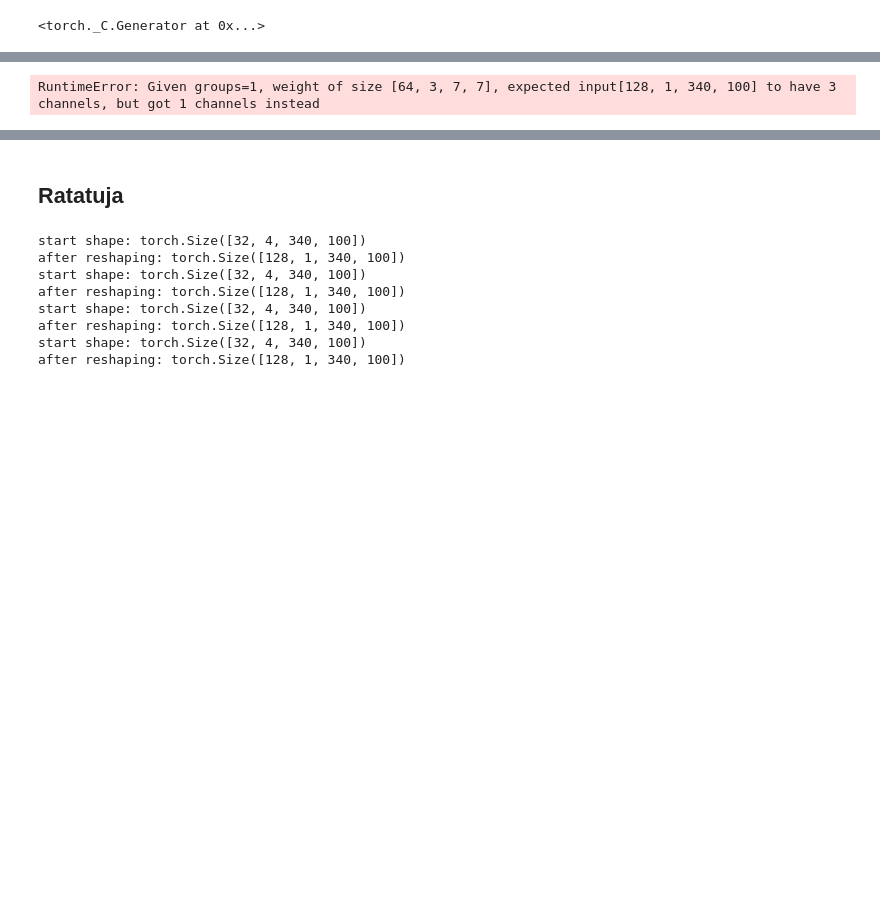
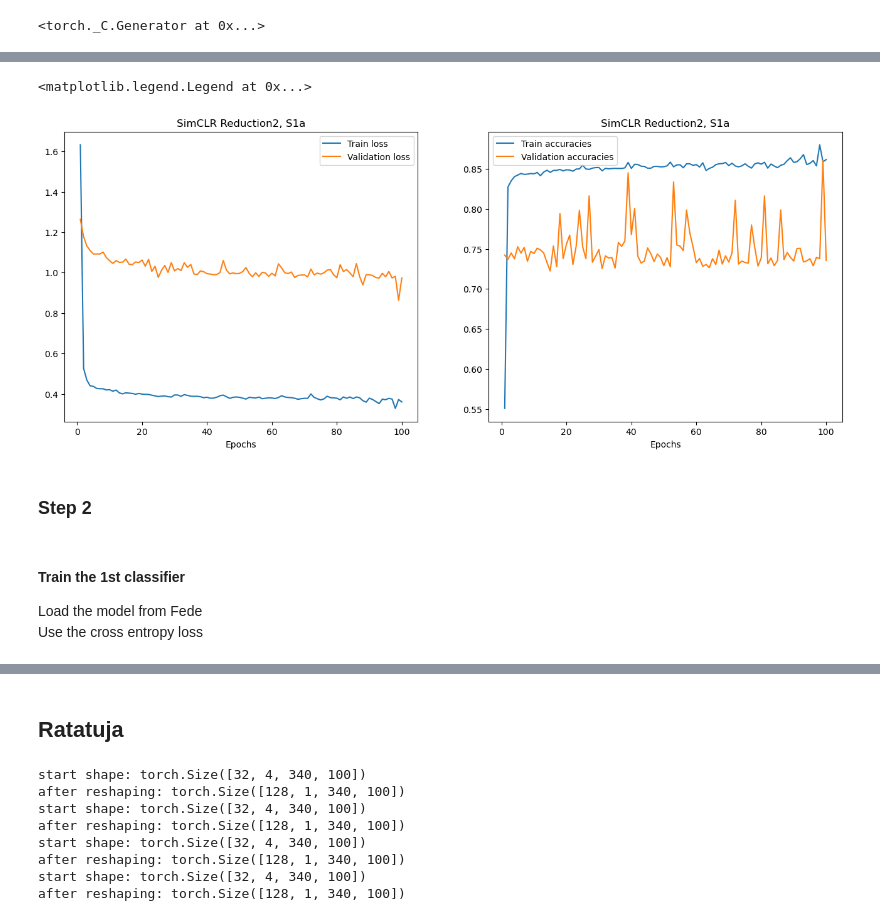
Before and after one commit to giovanni-merlin/NNDL-HAR-project, a Jupyter notebook: SimCLR18.ipynb, the cells around one changed output, grey strips where cells are left out. Saved outputs shown, nothing was run; the diff lists cells and outputs as text; code cells hidden in the pictures; blank space fills up the shorter version.

Commit message:
SIMCLR: train and test

```diff
--- a/SimCLR18.ipynb
+++ b/SimCLR18.ipynb
@@ -27,7 +235,9 @@ torch.manual_seed(seed)
 # %%
 dir_init = './doppler_traces/' #Directory of data
-subdirs_init = 'S1a' #Subdirs for training
+subdirs_init = 'S1a,S1b,S1c' #Subdirs for training
 # %%
-dataset_csi_train = create_training_set(dir_init=dir_init, subdirs_init=subdirs_init, aggregate=True)
-dataset_csi_val = create_validation_set(dir_init=dir_init, subdirs_init=subdirs_init, aggregate=True)
-dataset_csi_test = create_test_set(dir_init=dir_init, subdirs_init=subdirs_init, aggregate=True)
+transforms = DopplerTransformations()
+
+dataset_csi_train = create_training_set(dir_init=dir_init, subdirs_init=subdirs_init, transform=transforms)
+dataset_csi_val = create_validation_set(dir_init=dir_init, subdirs_init=subdirs_init, transform=transforms)
+dataset_csi_test, labels_true_test = create_test_set(dir_init=dir_init, subdirs_init=subdirs_init, transform=transforms)
@@ -60,6 +252,6 @@ class SimCLR(nn.Module):
 # %%
 # Define training hyperparameters
-batch_size=64
+batch_size=128
 hidden_dim=128
 temperature=0.07
 weight_decay=1e-4
@@ -67,36 +259,67 @@ max_epochs=500
 lr=2e-4
 device = 'cuda' if torch.cuda.is_available() else 'cpu'
 
-epochs = 10
-maxit = 10
+epochs = 100
+
+#path to the folder where pretrained models are saved
+CHECKPOINT_PATH = "./saved_models"
+
 
 # Define SimCLR Model
-simclr_model = SimCLR(hidden_dim)
+simclr_model = SimCLR18(hidden_dim)
 
 # Define Optimizer and Learning rate Scheduler
 optimizer = AdamW(simclr_model.parameters(), lr=lr, weight_decay=weight_decay)
-lr_scheduler = lr_scheduler.CosineAnnealingLR(optimizer, T_max = max_epochs, eta_min=lr/50)
+my_lr_scheduler = lr_scheduler.CosineAnnealingLR(optimizer, T_max = max_epochs, eta_min=lr/50)
 
 # Training Loop
 train_losses = []
 val_losses = []
-train_top5_accs = []
-val_top5_accs = []
+train_accs = []
+val_accs = []
 
 for epoch in range(epochs):
     # Training iterations and update lists
-    train_loss, train_top5_acc = train_contrastive_sup(simclr_model, device, dataset_csi_test, optimizer, lr_scheduler, epoch, loss_temperature=temperature)
+    train_loss, train_top1_acc = train_contrastive_self(simclr_model, device, dataset_csi_train, optimizer, my_lr_scheduler, epoch, loss_temperature=temperature)
     train_losses.append(train_loss)
-    train_top5_accs.append(train_top5_acc)
-    print()
+    train_accs.append(train_top1_acc)
 
     # Validation iterations
-    val_loss, val_top5_acc = valid_constrastive_sup(simclr_model, device, dataset_csi_val, epoch, loss_temperature=temperature)
+    val_loss, val_top1_acc = valid_constrastive_self(simclr_model, device, dataset_csi_val, epoch, loss_temperature=temperature)
     val_losses.append(val_loss)
-    val_top5_accs.append(val_top5_acc)
-    print()
+    val_accs.append(val_top1_acc)
 
-# Save the model
-torch.save(simclr_model.state_dict(), os.path.join(CHECKPOINT_PATH, 'My_SimCLR.ckpt'))
+    if epoch%10 == 0:
+        # Save the model
+        torch.save(simclr_model.state_dict(), os.path.join(CHECKPOINT_PATH, 'My_SimCLR.ckpt'))
+        # saves the curves
+        csv_file_path = os.path.join(CHECKPOINT_PATH, 'training_metrics.csv')
+        # Write the lists to a CSV file
+        with open(csv_file_path, mode='w', newline='') as file:
+            writer = csv.writer(file)
+            writer.writerow(['Epoch', 'Train Loss', 'Validation Loss', 'Train Top-5 Accuracy', 'Validation Top-5 Accuracy'])
+            for epoch in range(epochs):
+                writer.writerow([epoch + 1, train_losses[epoch], val_losses[epoch], train_accs[epoch], val_accs[epoch]])
+
+        print(f"Training metrics saved to {csv_file_path}")
-# %% [output]
-RuntimeError: Given groups=1, weight of size [64, 3, 7, 7], expected input[128, 1, 340, 100] to have 3 channels, but got 1 channels instead
+# %%
+fig, (ax1, ax2) = plt.subplots(1, 2, figsize=(16, 6))
+ax1.plot(np.arange(1, 101), train_losses, label="Train loss")
+ax1.plot(np.arange(1, 101), val_losses, label="Validation loss")
+ax1.set_xlabel("Epochs")
+ax1.set_title("SimCLR Reduction2, S1a")
+ax1.legend()
+ax2.plot(np.arange(1,101), train_accs, label="Train accuracy")
+ax2.plot(np.arange(1,101), val_accs, label="Validation accuracy")
+ax2.set_xlabel("Epochs")
+ax2.set_title("SimCLR Reduction2, S1a")
+ax2.legend()
+# %% [output]
+<matplotlib.legend.Legend at 0x...>
+[figure, added]
+# %% [markdown]
+### Step 2
+# %% [markdown]
+#### Train the 1st classifier
+Load the model from Fede \
+Use the cross entropy loss
```
Also changed, not shown: parts of 45 cells of this notebook.
